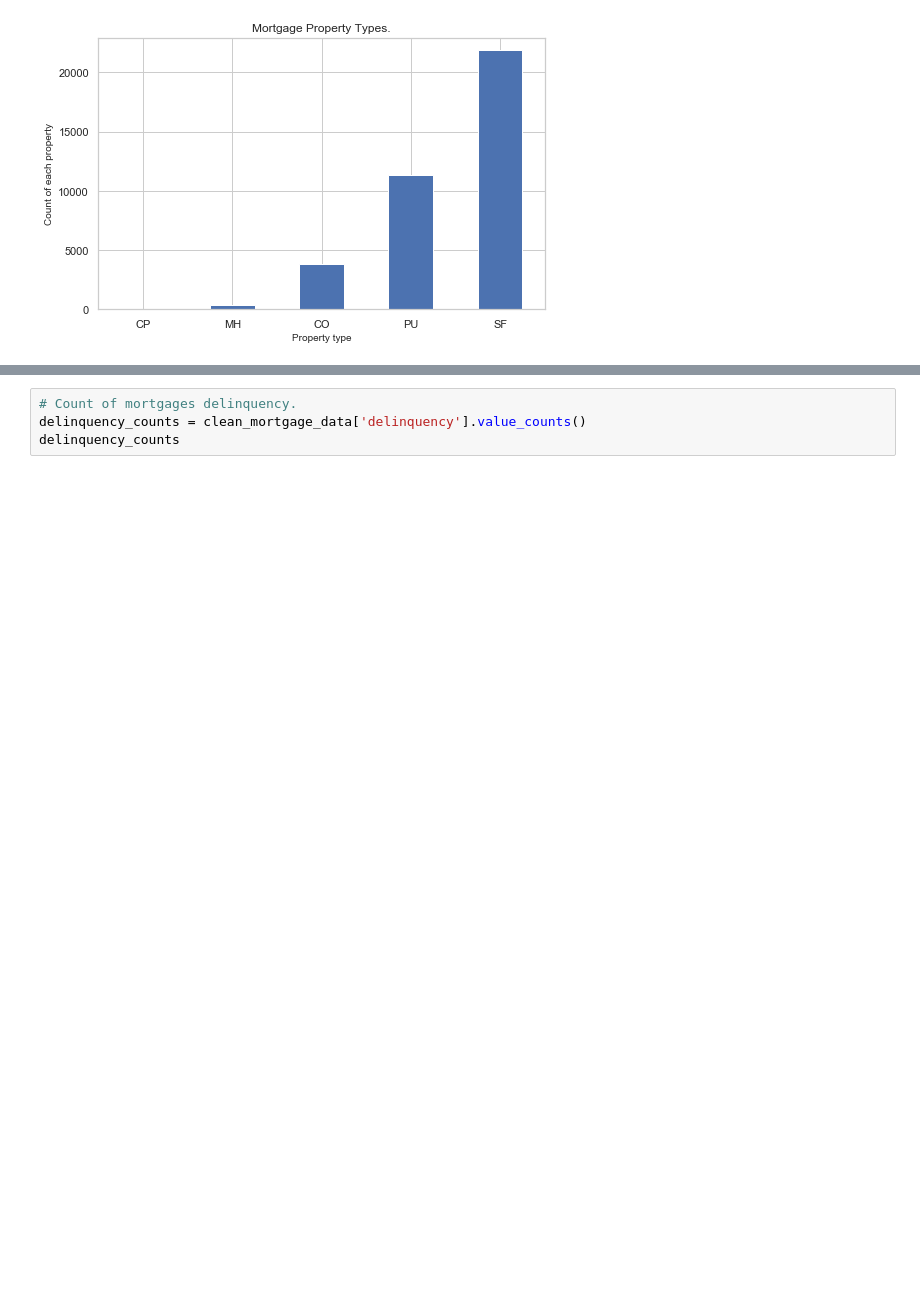
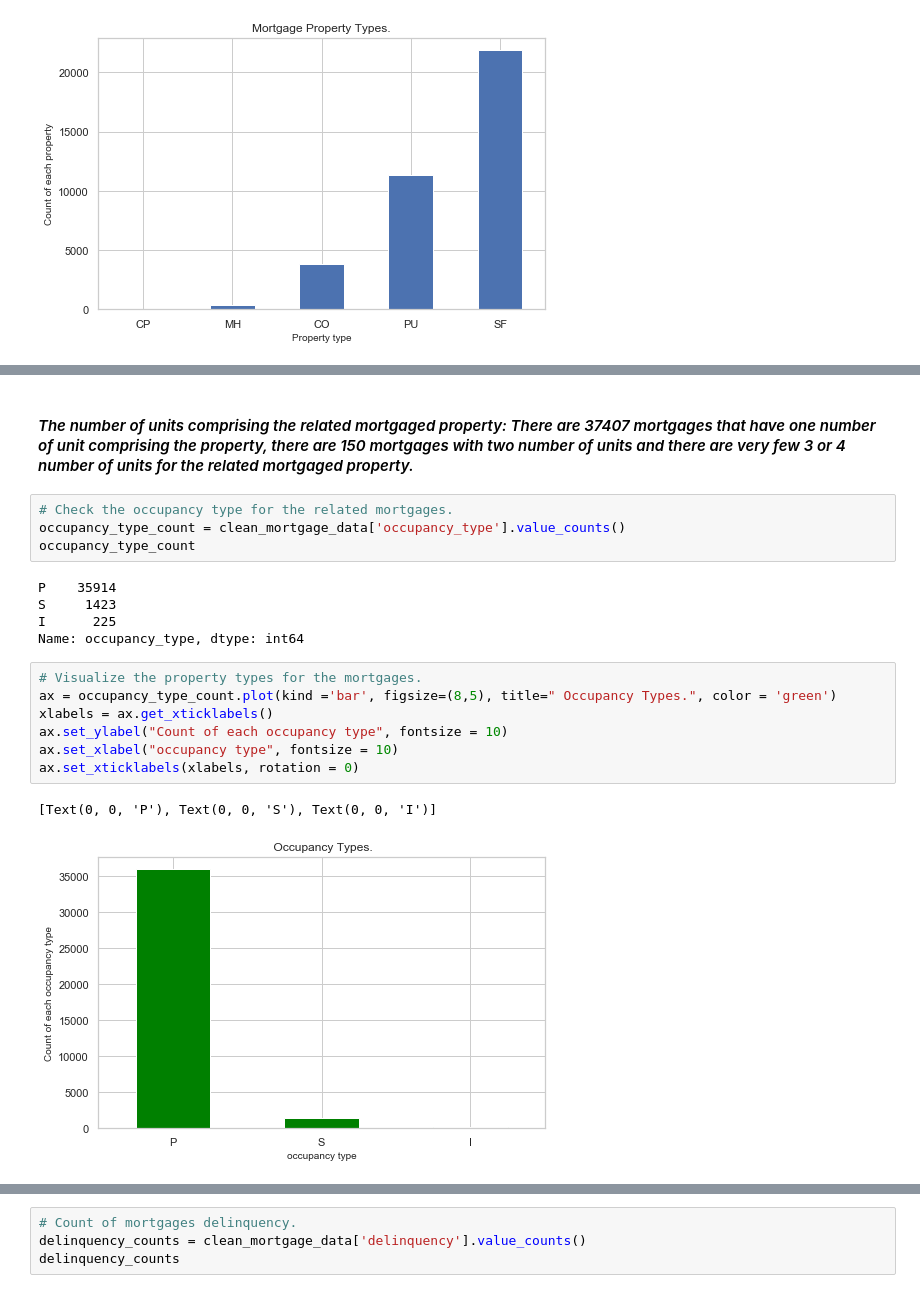
Before and after one commit to Azaima-Asghar/Modeling-Probability-Of-Delinquency, a Jupyter notebook: Mortgage_Analysis.ipynb, the cells around one changed output, grey strips where cells are left out. Saved outputs shown, nothing was run; the diff lists cells and outputs as text; blank space fills up the shorter version.

```diff
--- a/Mortgage_Analysis.ipynb
+++ b/Mortgage_Analysis.ipynb
@@ -210,0 +221,21 @@ ax.set_xticklabels(xlabels, rotation = 0)
+# %% [markdown]
+#### *The number of units comprising the related mortgaged property: There are 37407 mortgages that have one number of unit comprising the  property, there are 150 mortgages with two number of units and there are very few 3 or 4 number of units for the related mortgaged property.*
+# %%
+# Check the occupancy type for the related mortgages.
+occupancy_type_count = clean_mortgage_data['occupancy_type'].value_counts()
+occupancy_type_count
+# %% [output]
+P    35914
+S     1423
+I      225
+Name: occupancy_type, dtype: int64
+# %%
+# Visualize the property types for the mortgages.
+ax = occupancy_type_count.plot(kind ='bar', figsize=(8,5), title=" Occupancy Types.", color = 'green')
+xlabels = ax.get_xticklabels()
+ax.set_ylabel("Count of each occupancy type", fontsize = 10)
+ax.set_xlabel("occupancy type", fontsize = 10)
+ax.set_xticklabels(xlabels, rotation = 0)
+# %% [output]
+[Text(0, 0, 'P'), Text(0, 0, 'S'), Text(0, 0, 'I')]
+[figure, added]
```
Also changed, not shown: parts of 3 cells of this notebook.
